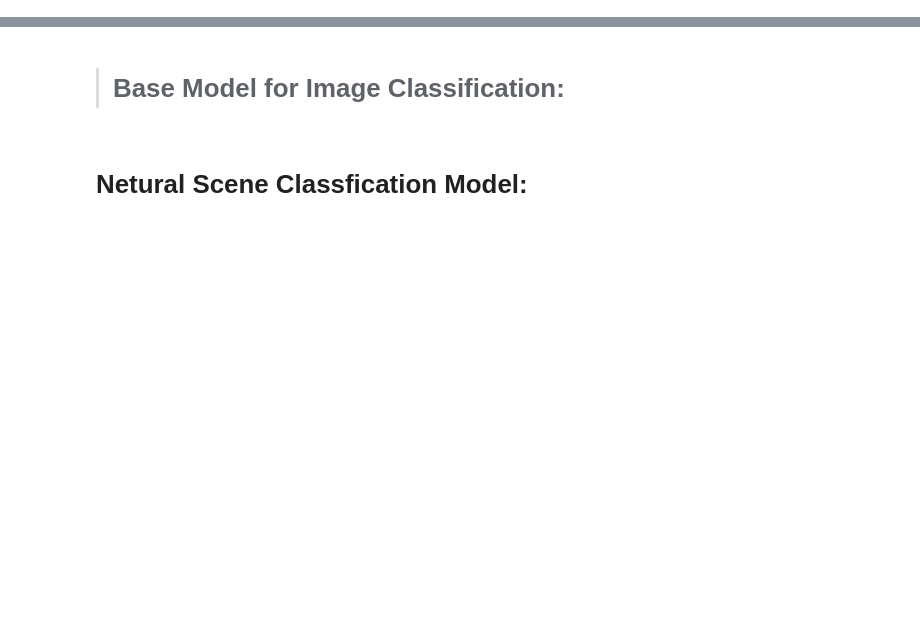
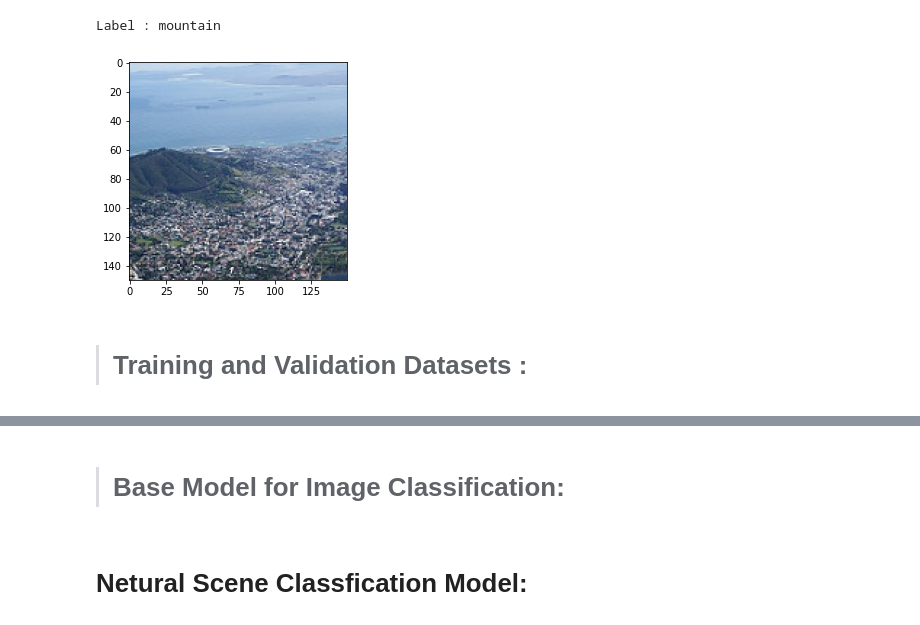
Before and after one commit to shawn-becker-angel/natural-scene-classification, a Jupyter notebook: natural-scene-classification.ipynb, the cells around one changed output, grey strips where cells are left out. Saved outputs shown, nothing was run; the diff lists cells and outputs as text; code cells hidden in the pictures; blank space fills up the shorter version.

```diff
--- a/natural-scene-classification.ipynb
+++ b/natural-scene-classification.ipynb
@@ -142,0 +95,7 @@ test_dl = DataLoader(test_dataset, sampler=test_sampler, batch_size=8)
+# %%
+display_img(*dataset[8000])
+# %% [output]
+Label : mountain
+[figure, added]
+# %% [markdown]
+> # Training and Validation Datasets :
```
Also changed, not shown: parts of 50 cells of this notebook.
